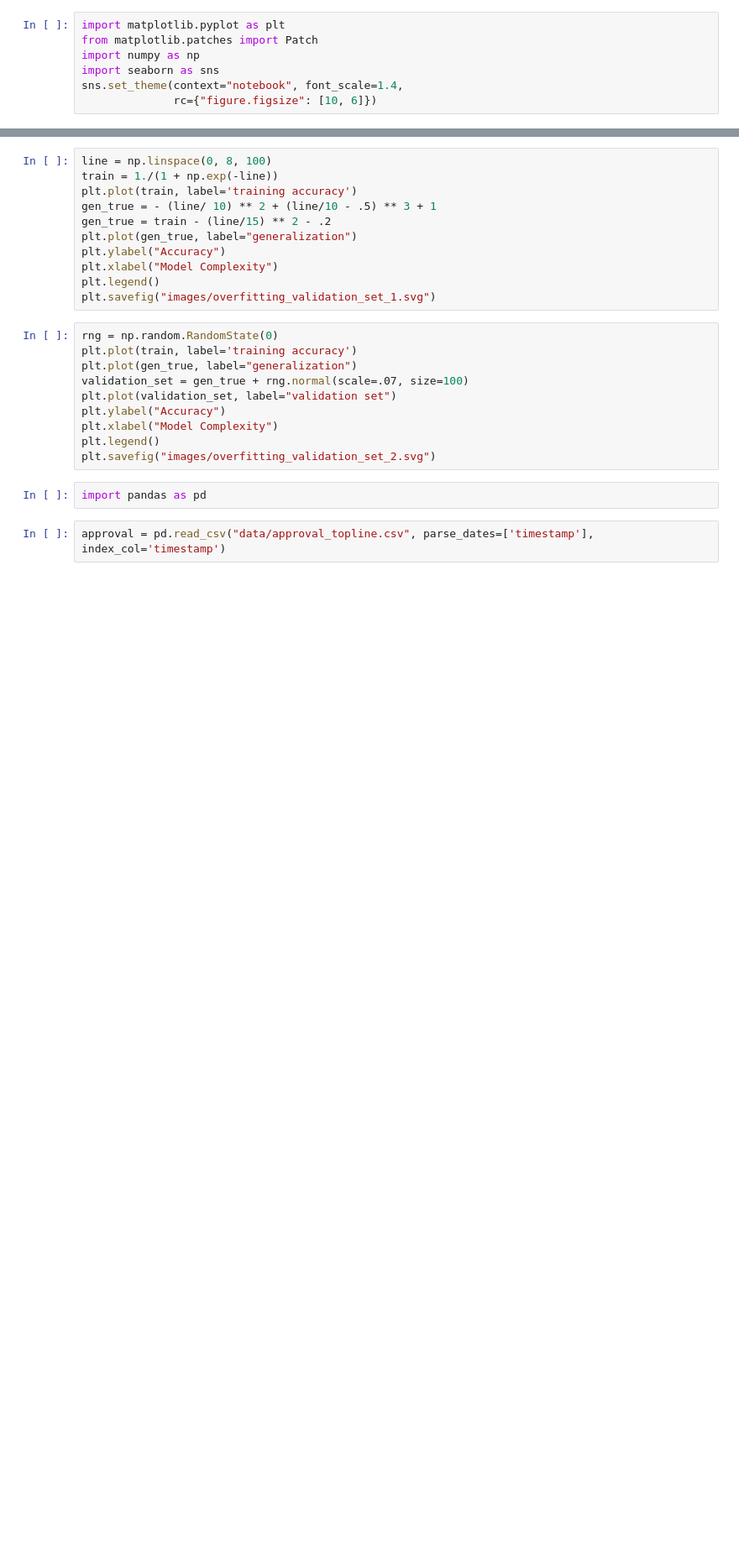
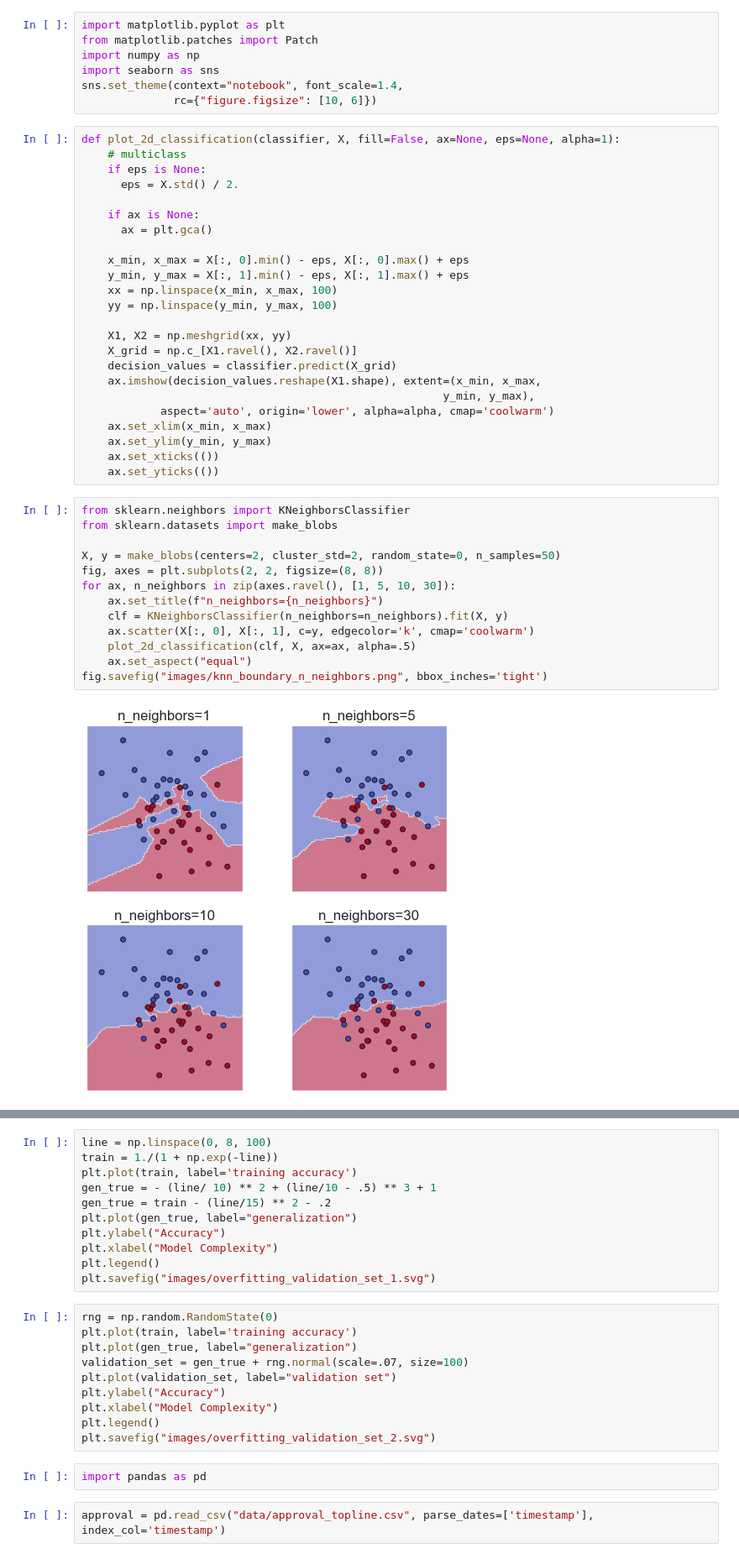
Before and after one commit to thomasjpfan/ml-workshop-intermediate-1-of-2, a Jupyter notebook: notebooks/slide-images.ipynb, the cells around one changed output, grey strips where cells are left out. Shown at 84% size. Drawn from its saved outputs; the diff is of its cells as text; blank space fills up the shorter version.

```diff
--- a/notebooks/slide-images.ipynb
+++ b/notebooks/slide-images.ipynb
@@ -5,3 +5,42 @@ import numpy as np
 import seaborn as sns
 sns.set_theme(context="notebook", font_scale=1.4,
               rc={"figure.figsize": [10, 6]})
+# %%
+def plot_2d_classification(classifier, X, fill=False, ax=None, eps=None, alpha=1):
+    # multiclass
+    if eps is None:
+      eps = X.std() / 2.
+
+    if ax is None:
+      ax = plt.gca()
+
+    x_min, x_max = X[:, 0].min() - eps, X[:, 0].max() + eps
+    y_min, y_max = X[:, 1].min() - eps, X[:, 1].max() + eps
+    xx = np.linspace(x_min, x_max, 100)
+    yy = np.linspace(y_min, y_max, 100)
+
+    X1, X2 = np.meshgrid(xx, yy)
+    X_grid = np.c_[X1.ravel(), X2.ravel()]
+    decision_values = classifier.predict(X_grid)
+    ax.imshow(decision_values.reshape(X1.shape), extent=(x_min, x_max,
+                                                       y_min, y_max),
+            aspect='auto', origin='lower', alpha=alpha, cmap='coolwarm')
+    ax.set_xlim(x_min, x_max)
+    ax.set_ylim(y_min, y_max)
+    ax.set_xticks(())
+    ax.set_yticks(())
+# %%
+from sklearn.neighbors import KNeighborsClassifier
+from sklearn.datasets import make_blobs
+
+X, y = make_blobs(centers=2, cluster_std=2, random_state=0, n_samples=50)
+fig, axes = plt.subplots(2, 2, figsize=(8, 8))
+for ax, n_neighbors in zip(axes.ravel(), [1, 5, 10, 30]):
+    ax.set_title(f"n_neighbors={n_neighbors}")
+    clf = KNeighborsClassifier(n_neighbors=n_neighbors).fit(X, y)
+    ax.scatter(X[:, 0], X[:, 1], c=y, edgecolor='k', cmap='coolwarm')
+    plot_2d_classification(clf, X, ax=ax, alpha=.5)
+    ax.set_aspect("equal")
+fig.savefig("images/knn_boundary_n_neighbors.png", bbox_inches='tight')
+# %% [output]
+[figure, added]
```
Also changed, not shown: parts of 2 cells of this notebook, 11 other files.
